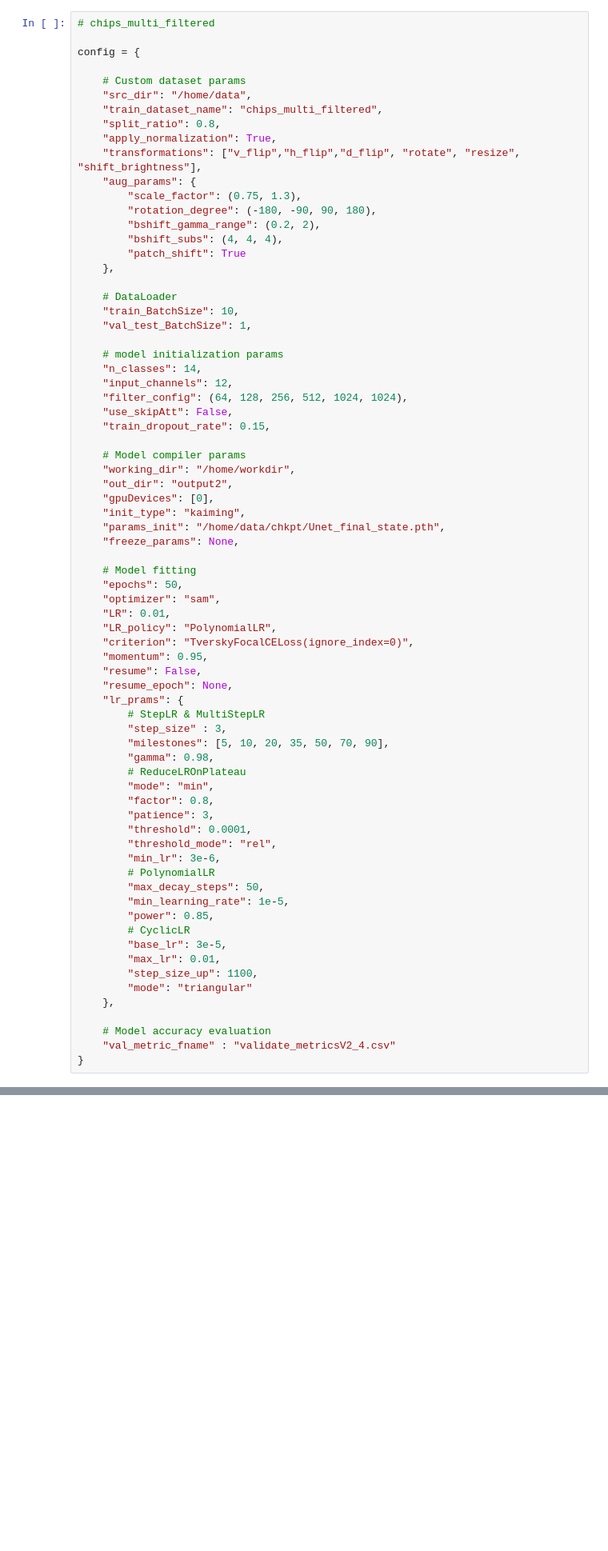
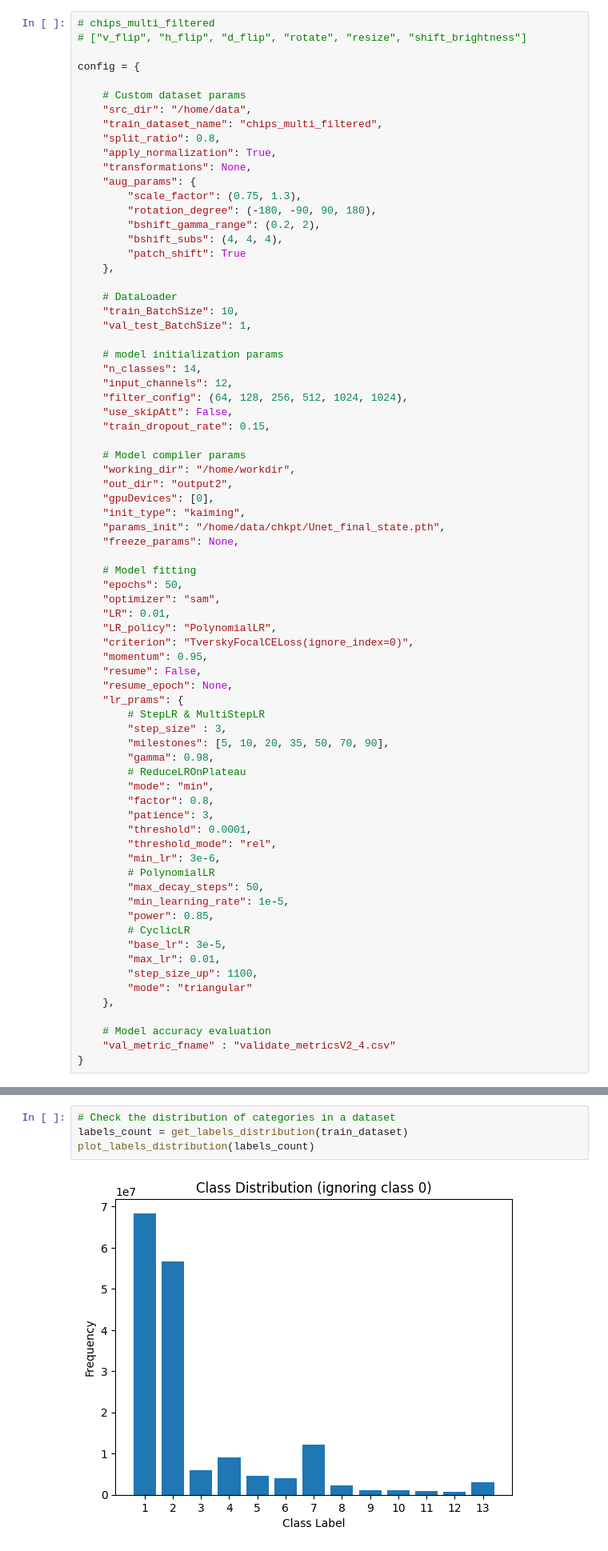
Before and after one commit to ClarkCGA/multi-temporal-crop-classification-baseline, a Jupyter notebook: notebooks/main.ipynb, the cells around one changed output, grey strips where cells are left out. Shown at 80% size. Saved outputs shown, nothing was run; the diff lists cells and outputs as text; blank space fills up the shorter version.

```diff
--- a/notebooks/main.ipynb
+++ b/notebooks/main.ipynb
@@ -39,6 +39,7 @@ from model_compiler import *
 from accuracy_metric2 import *
 # %%
 # chips_multi_filtered
+# ["v_flip", "h_flip", "d_flip", "rotate", "resize", "shift_brightness"]
 
 config = {
 
@@ -47,7 +48,7 @@ config = {
     "train_dataset_name": "chips_multi_filtered",
     "split_ratio": 0.8,
     "apply_normalization": True,
-    "transformations": ["v_flip","h_flip","d_flip", "rotate", "resize", "shift_brightness"],
+    "transformations": None,
     "aug_params": {
         "scale_factor": (0.75, 1.3),
         "rotation_degree": (-180, -90, 90, 180),
@@ -121 +130,7 @@ train_dataset = CropData(src_dir=config["src_dir"],
+# %%
+# Check the distribution of categories in a dataset
+labels_count = get_labels_distribution(train_dataset)
+plot_labels_distribution(labels_count)
+# %% [output]
+[figure, added]
 # %%
```
Also changed, not shown: parts of 11 cells of this notebook, 1 other file.
